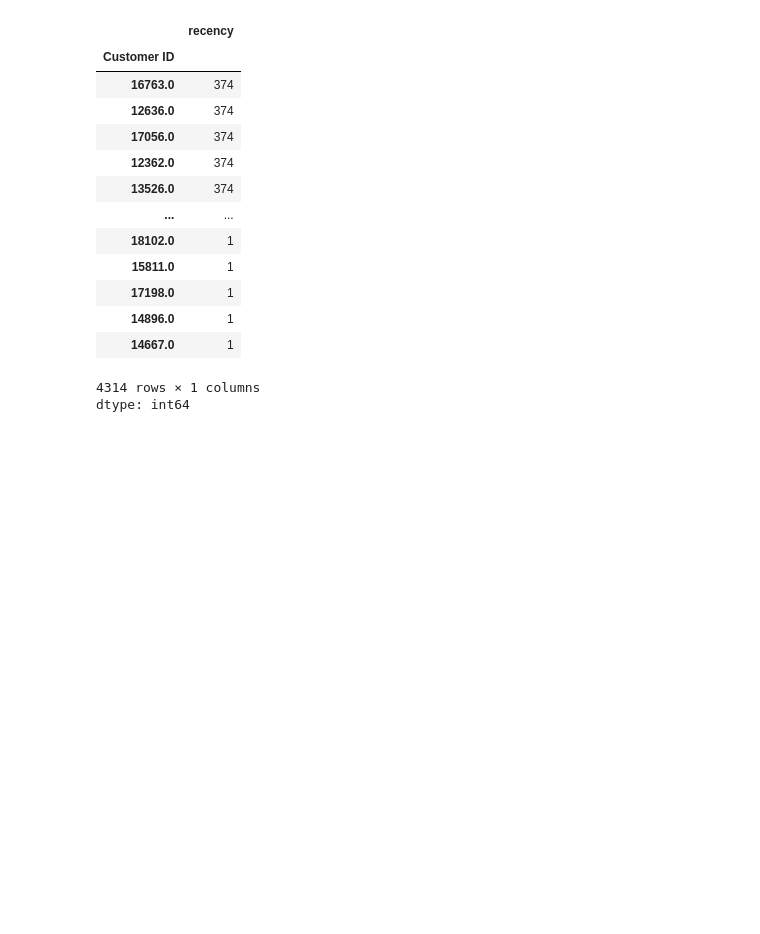
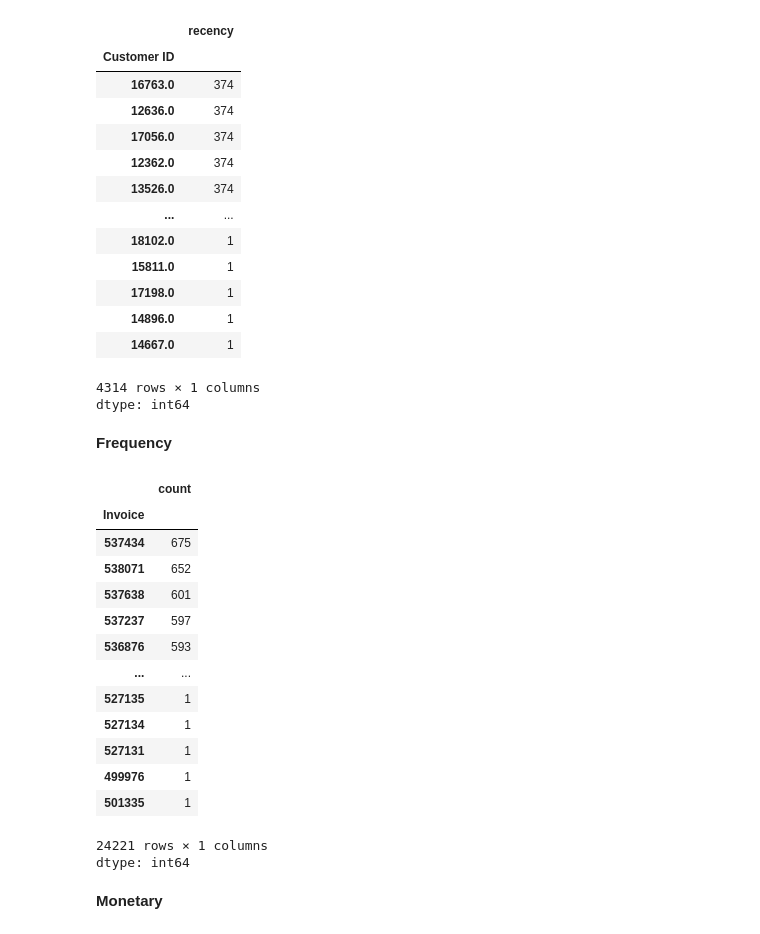
Before and after one commit to Abdulmujeeb-Taiwo/Customer-Segmentation, a Jupyter notebook: RFM_Analysis.ipynb, the cells around one changed output. Saved outputs shown, nothing was run; the diff lists cells and outputs as text; code cells hidden in the pictures; blank space fills up the shorter version.

```diff
--- a/RFM_Analysis.ipynb
+++ b/RFM_Analysis.ipynb
@@ -156,3 +156,5 @@ df_wc.groupby("Customer ID")["recency"].min().sort_values(ascending=False)
 | 14667.0 | 1 |
 4314 rows × 1 columns
 dtype: int64
+# %% [markdown]
+**Frequency**
@@ -158,0 +163,20 @@ dtype: int64
+# %%
+df_wc.Invoice.value_counts()
+# %% [output]
+|  | count |
+| Invoice |  |
+| 537434 | 675 |
+| 538071 | 652 |
+| 537638 | 601 |
+| 537237 | 597 |
+| 536876 | 593 |
+| ... | ... |
+| 527135 | 1 |
+| 527134 | 1 |
+| 527131 | 1 |
+| 499976 | 1 |
+| 501335 | 1 |
+24221 rows × 1 columns
+dtype: int64
+# %% [markdown]
+**Monetary**
```
Also changed, not shown: parts of 5 cells of this notebook.
